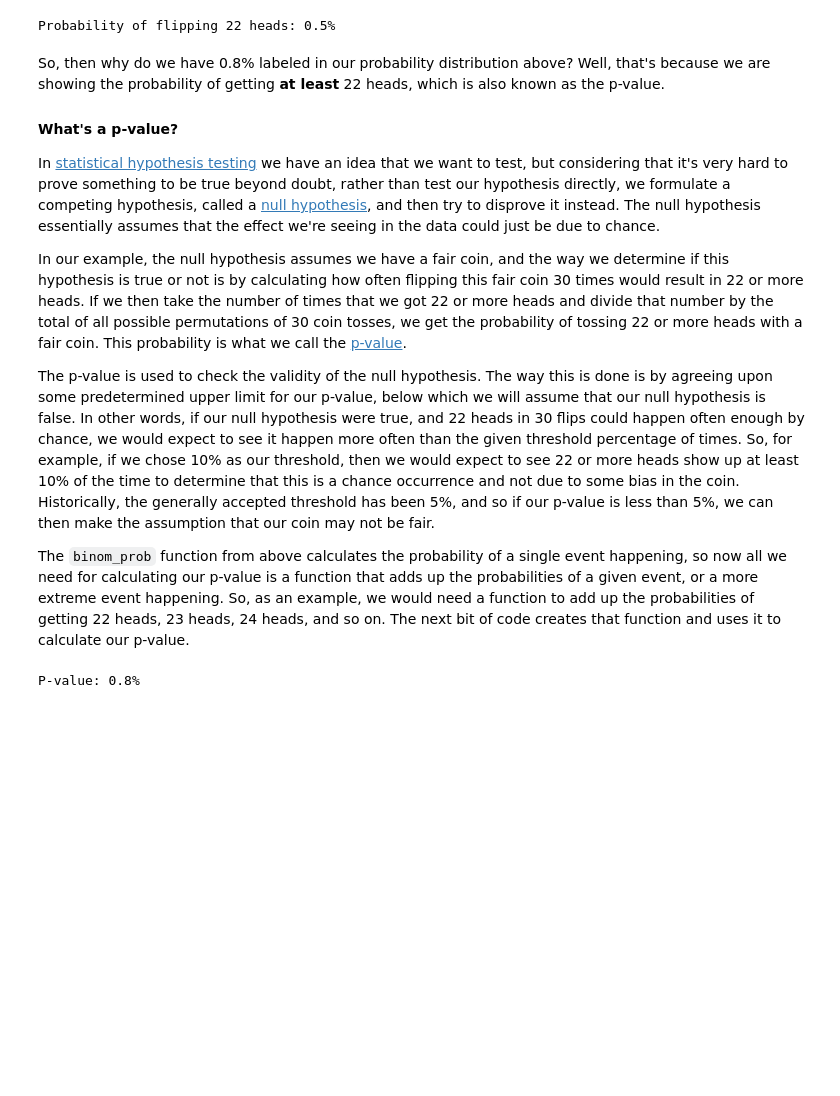
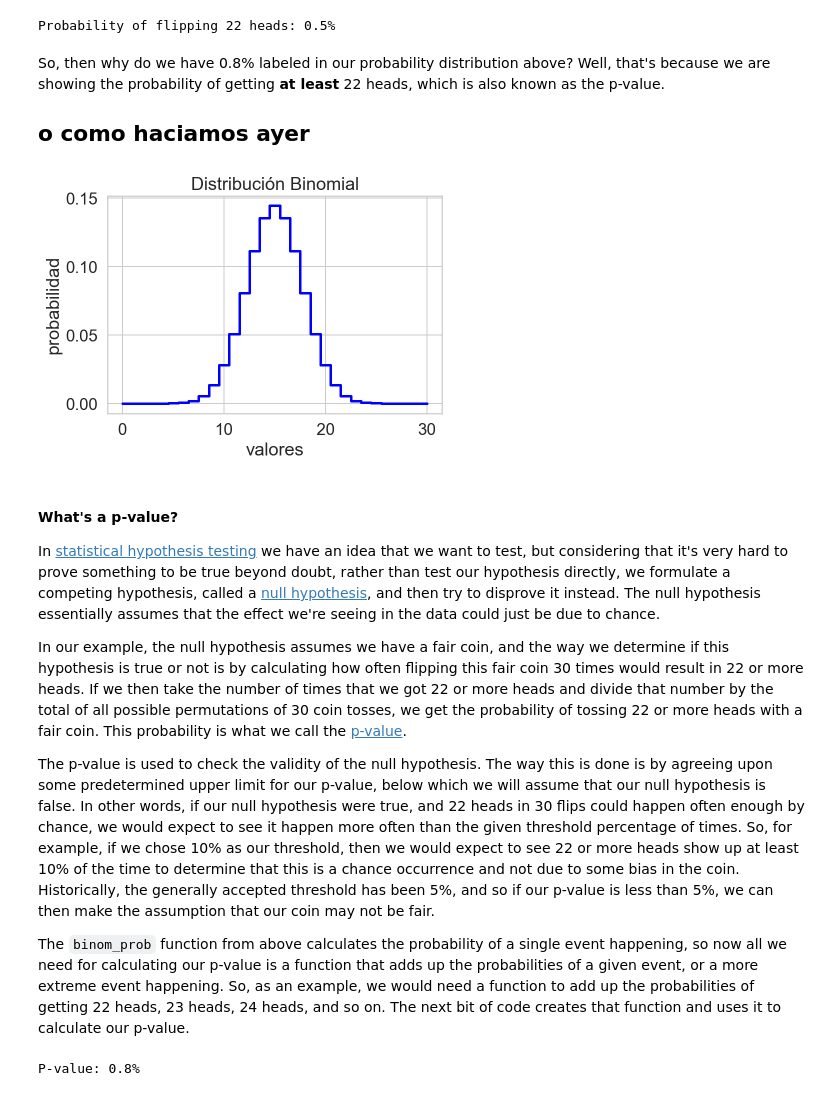
Before and after one commit to thebridge-tech/DataScience_PRE_Week3, a Jupyter notebook: WP3_WU_TUE_M.ipynb, the cells around one changed output. Saved outputs shown, nothing was run; the diff lists cells and outputs as text; code cells hidden in the pictures; blank space fills up the shorter version.

```diff
--- a/WP3_WU_TUE_M.ipynb
+++ b/WP3_WU_TUE_M.ipynb
@@ -168,8 +172,30 @@ The visualization above shows the probability distribution for flipping a fair c
 print("Probability of flipping 22 heads: %0.1f%%" % (binom_prob(30, 22, 0.5) * 100))
 # %% [output]
 Probability of flipping 22 heads: 0.5%
+# %% [markdown]
+So, then why do we have 0.8% labeled in our probability distribution above? Well, that's because we are showing the probability of getting **at least** 22 heads, which is also known as the p-value.
+
+## o como haciamos ayer
+# %%
+# Graficando Binomial
+N, p = 30, 0.5 # parametros de forma
+binomial = stats.binom(N, p) # Distribución
+# x = np.arange(binomial.ppf(0.01),
+#              binomial.ppf(0.99))
+x=range(0,31)
+fmp = binomial.pmf(x) # Función de Masa de Probabilidad
+# plt.plot(x, fmp, '--')
+plt.step(x, fmp, where='mid', color='blue')
+
+#plt.vlines(x, 0, fmp, colors='b', lw=15, alpha=0.5)
+plt.title('Distribución Binomial')
+plt.ylabel('probabilidad')
+plt.xlabel('valores')
+plt.show()
+# %% [output]
+[figure, added]
 # %% [markdown]
-So, then why do we have 0.8% labeled in our probability distribution above? Well, that's because we are showing the probability of getting **at least** 22 heads, which is also known as the p-value.
+
 
 #### What's a p-value?
 
```
Also changed, not shown: parts of 29 cells of this notebook, 3 other files.
